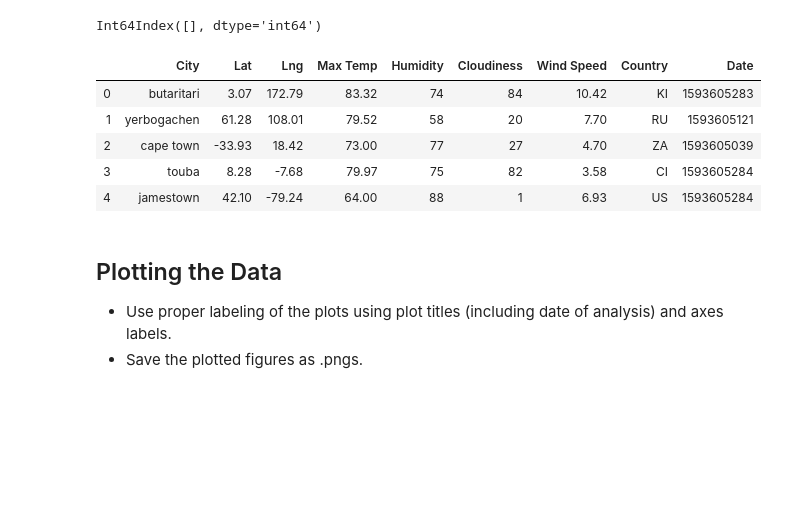
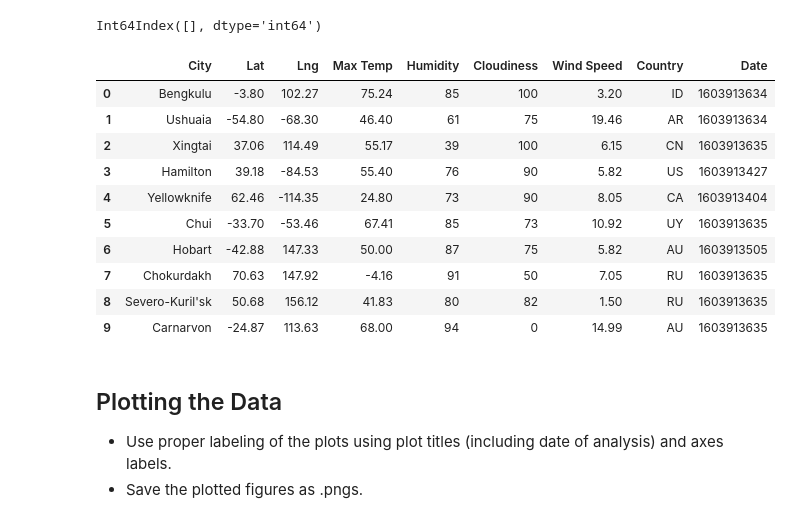
Before and after one commit to kdevanath/Python-API-Challenge, a Jupyter notebook: Weather/WeatherPy.ipynb, the cells around one changed output. Cells and saved outputs as stored; diff of their text form; code cells hidden in the pictures; blank space fills up the shorter version.

```diff
--- a/Weather/WeatherPy.ipynb
+++ b/Weather/WeatherPy.ipynb
@@ -142,21 +143,27 @@ cleaned_weather_data.describe()
 | max | 78.220000 | 178.420000 | 99.120000 | 100.000000 | 100.000000 | 32.080000 | 1.603914e+09 |
 # %%
 #  Get the indices of cities that have humidity over 100%.
-if len(greater_than_100_humidity) >0 :
-    print(f'There are {len(greater_than_100_humidity)} cities with humidity > 100')
-    indices_over_100 =
+greater_than_100_humidity_idx = cleaned_weather_data.loc[cleaned_weather_data['Humidity'] > 100].index
+greater_than_100_humidity_idx
 # %% [output]
 Int64Index([], dtype='int64')
 # %%
 # Make a new DataFrame equal to the city data to drop all humidity outliers by index.
 # Passing "inplace=False" will make a copy of the city_data DataFrame, which we call "clean_city_data".
+clean_city_data = cleaned_weather_data.drop(greater_than_100_humidity_idx)
+clean_city_data.head(10)
 # %% [output]
 |  | City | Lat | Lng | Max Temp | Humidity | Cloudiness | Wind Speed | Country | Date |
-| 0 | butaritari | 3.07 | 172.79 | 83.32 | 74 | 84 | 10.42 | KI | 1593605283 |
-| 1 | yerbogachen | 61.28 | 108.01 | 79.52 | 58 | 20 | 7.70 | RU | 1593605121 |
-| 2 | cape town | -33.93 | 18.42 | 73.00 | 77 | 27 | 4.70 | ZA | 1593605039 |
-| 3 | touba | 8.28 | -7.68 | 79.97 | 75 | 82 | 3.58 | CI | 1593605284 |
-| 4 | jamestown | 42.10 | -79.24 | 64.00 | 88 | 1 | 6.93 | US | 1593605284 |
+| 0 | Bengkulu | -3.80 | 102.27 | 75.24 | 85 | 100 | 3.20 | ID | 1603913634 |
+| 1 | Ushuaia | -54.80 | -68.30 | 46.40 | 61 | 75 | 19.46 | AR | 1603913634 |
+| 2 | Xingtai | 37.06 | 114.49 | 55.17 | 39 | 100 | 6.15 | CN | 1603913635 |
+| 3 | Hamilton | 39.18 | -84.53 | 55.40 | 76 | 90 | 5.82 | US | 1603913427 |
+| 4 | Yellowknife | 62.46 | -114.35 | 24.80 | 73 | 90 | 8.05 | CA | 1603913404 |
+| 5 | Chui | -33.70 | -53.46 | 67.41 | 85 | 73 | 10.92 | UY | 1603913635 |
+| 6 | Hobart | -42.88 | 147.33 | 50.00 | 87 | 75 | 5.82 | AU | 1603913505 |
+| 7 | Chokurdakh | 70.63 | 147.92 | -4.16 | 91 | 50 | 7.05 | RU | 1603913635 |
+| 8 | Severo-Kuril'sk | 50.68 | 156.12 | 41.83 | 80 | 82 | 1.50 | RU | 1603913635 |
+| 9 | Carnarvon | -24.87 | 113.63 | 68.00 | 94 | 0 | 14.99 | AU | 1603913635 |
 # %% [markdown]
 ## Plotting the Data
 * Use proper labeling of the plots using plot titles (including date of analysis) and axes labels.
```
Also changed, not shown: parts of 14 cells of this notebook.
